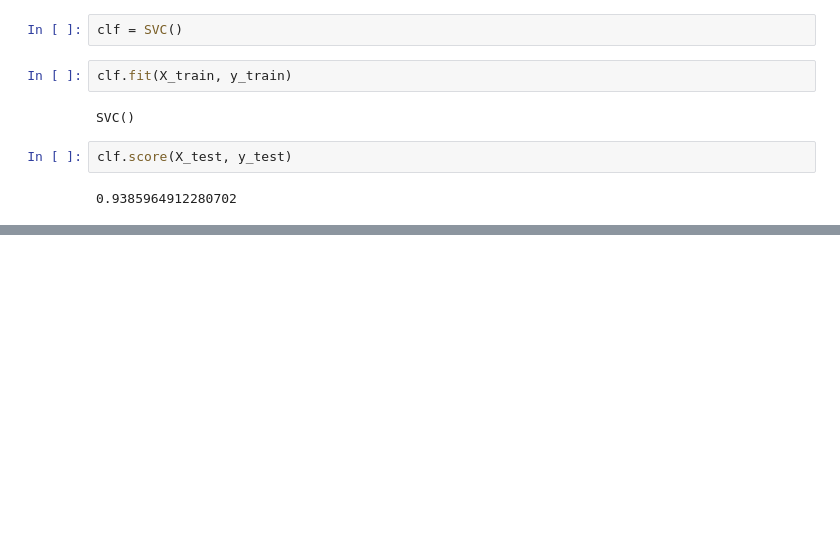
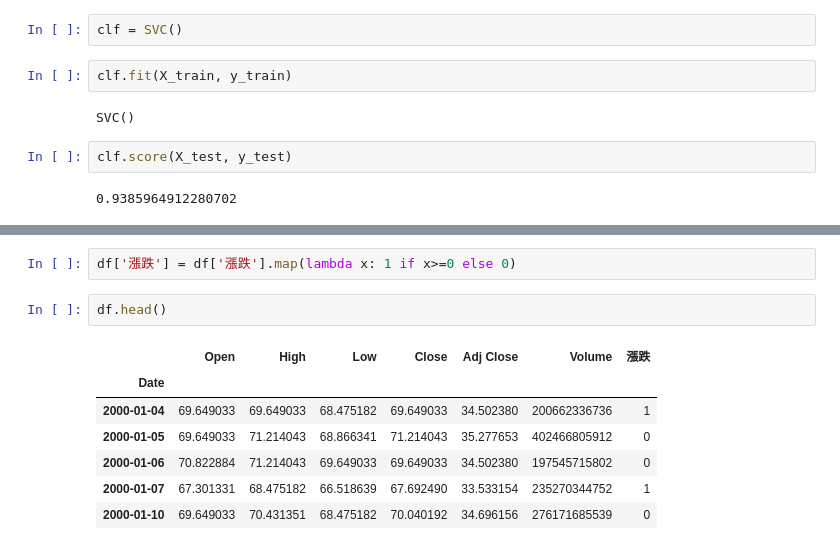
Before and after one commit to vcdemy/20240409, a Jupyter notebook: 20240409筆記.ipynb, the cells around one changed output, grey strips where cells are left out. Cells and saved outputs as stored; diff of their text form; blank space fills up the shorter version.

```diff
--- a/20240409筆記.ipynb
+++ b/20240409筆記.ipynb
@@ -946,0 +1012,12 @@ clf.score(X_test, y_test)
+# %%
+df['漲跌'] = df['漲跌'].map(lambda x: 1 if x>=0 else 0)
+# %%
+df.head()
+# %% [output]
+|  | Open | High | Low | Close | Adj Close | Volume | 漲跌 |
+| Date |  |  |  |  |  |  |  |
+| 2000-01-04 | 69.649033 | 69.649033 | 68.475182 | 69.649033 | 34.502380 | 200662336736 | 1 |
+| 2000-01-05 | 69.649033 | 71.214043 | 68.866341 | 71.214043 | 35.277653 | 402466805912 | 0 |
+| 2000-01-06 | 70.822884 | 71.214043 | 69.649033 | 69.649033 | 34.502380 | 197545715802 | 0 |
+| 2000-01-07 | 67.301331 | 68.475182 | 66.518639 | 67.692490 | 33.533154 | 235270344752 | 1 |
+| 2000-01-10 | 69.649033 | 70.431351 | 68.475182 | 70.040192 | 34.696156 | 276171685539 | 0 |
```
Also changed, not shown: parts of 14 cells of this notebook.
